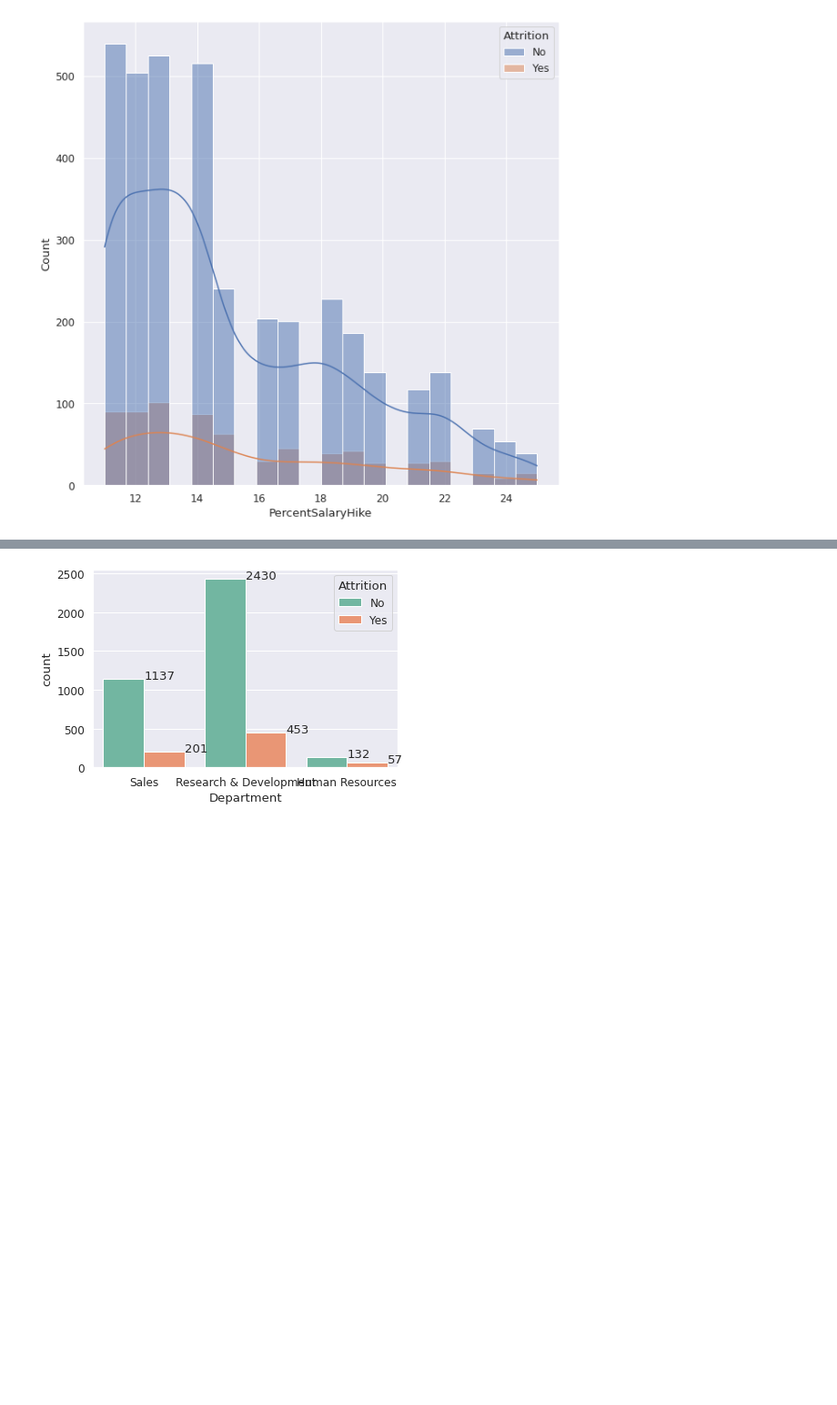
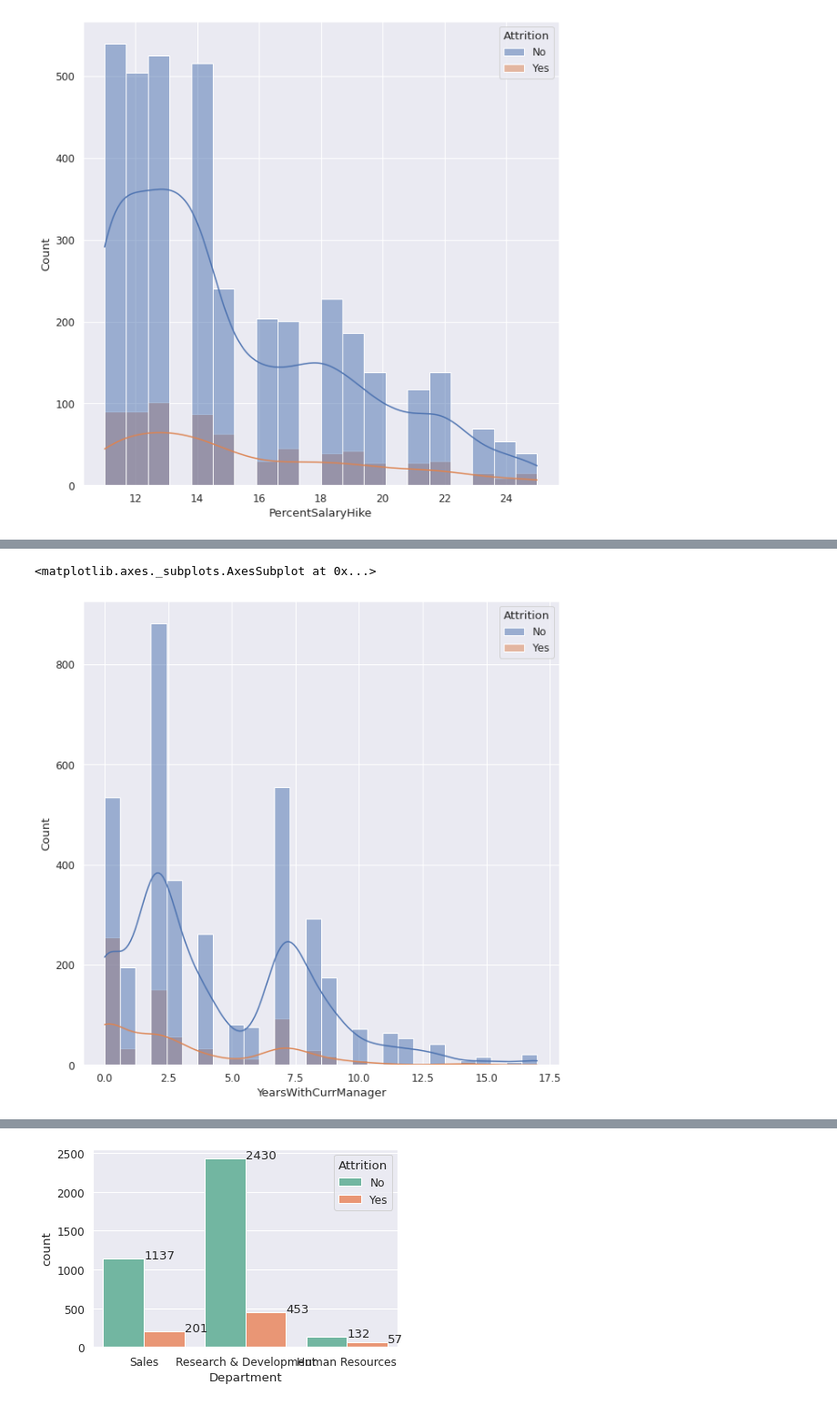
Before and after one commit to Rian021102/HR-Attrition-Analysis, a Jupyter notebook: Hr_Analytics.ipynb, the cells around one changed output, grey strips where cells are left out. Shown at 91% size. Drawn from its saved outputs; the diff is of its cells as text; code cells hidden in the pictures; blank space fills up the shorter version.

```diff
--- a/Hr_Analytics.ipynb
+++ b/Hr_Analytics.ipynb
@@ -242,0 +290,6 @@ sns.histplot(x = 'PercentSalaryHike', hue = 'Attrition', data = df2 ,     kde=Tr
+# %%
+plt.figure(figsize = (10, 10))
+sns.histplot(x = 'YearsWithCurrManager', hue = 'Attrition', data = df2 ,     kde=True )
+# %% [output]
+<matplotlib.axes._subplots.AxesSubplot at 0x...>
+[figure, added]
```
Also changed, not shown: parts of 37 cells of this notebook, 1 other file.
